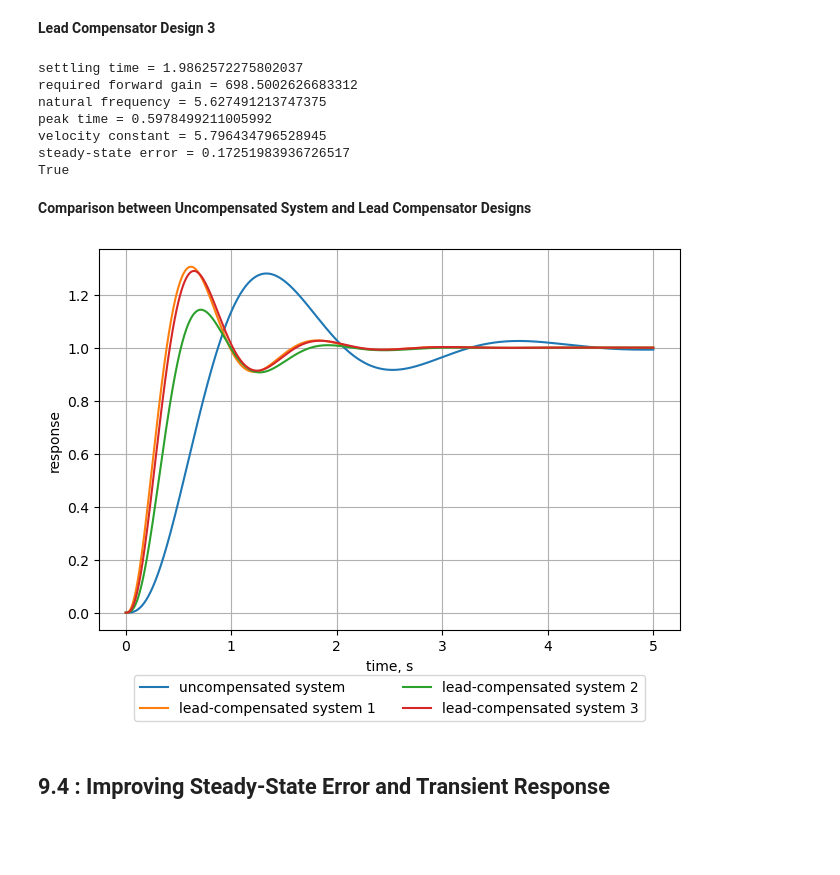
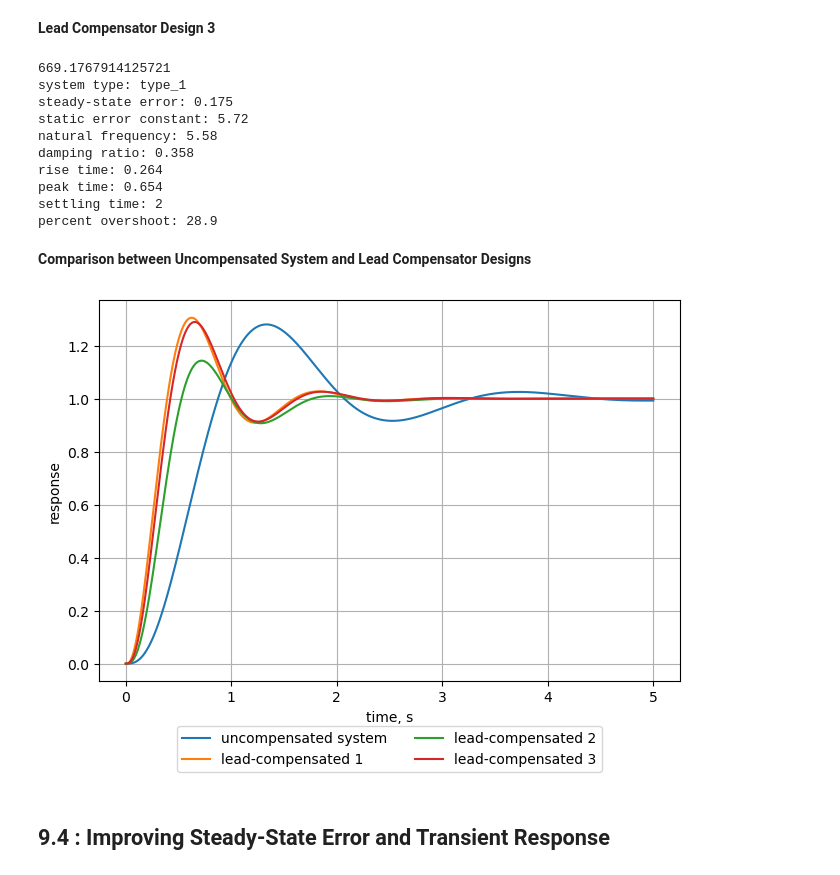
Before and after one commit to TomLXXVI/python-control, a Jupyter notebook: docs/examples/chapter-09.ipynb, the cells around one changed output. Cells and saved outputs as stored; diff of their text form; code cells hidden in the pictures; blank space fills up the shorter version.

```diff
--- a/docs/examples/chapter-09.ipynb
+++ b/docs/examples/chapter-09.ipynb
@@ -298,51 +294,39 @@ False
 # %% [markdown]
 **Lead Compensator Design 3**
 # %%
-KG_c3 = design_lead_compensator(
-    settling_time=sysdata_uc.settling_time / 2,
+design_lead3 = design_lead_feedback(
+    settling_time=design_uc.characteristics.settling_time / 2,
     peak_time=None,
     damping_ratio=zeta,
-    G_plant=sysdata_uc.plant,
-    compensator_zero=-4
+    G_plant=G_p,
+    compensator_zero=-4,
+    name='lead-compensated 3'
 )
-
-sysdata_lead3 = design_with_compensation(
-    KG_c3, G_p, zeta,
-    name='lead-compensated system 3'
-)
-
-e_oo, *_ = sysdata_lead3.feedback_system.steady_state_error(1 / s ** 2)
-
-print(
-    f"settling time = {sysdata_lead3.settling_time}",
-    f"required forward gain = {sysdata_lead3.forward_gain}",
-    f"natural frequency = {sysdata_lead3.natural_frequency}",
-    f"peak time = {sysdata_lead3.peak_time}",
-    f"velocity constant = {sysdata_lead3.feedback_system.Kv}",
-    f"steady-state error = {float(e_oo)}",
-    sep='\n'
-)
-print(is_second_order_approx(sysdata_lead3.feedback_system))
+print(design_lead3.forward_gain)
+print(design_lead3.characteristics)
 # %% [output]
-settling time = 1.9862572275802037
-required forward gain = 698.5002626683312
-natural frequency = 5.627491213747375
-peak time = 0.5978499211005992
-velocity constant = 5.796434796528945
-steady-state error = 0.17251983936726517
-True
+669.1767914125721
+system type: type_1
+steady-state error: 0.175
+static error constant: 5.72
+natural frequency: 5.58
+damping ratio: 0.358
+rise time: 0.264
+peak time: 0.654
+settling time: 2
+percent overshoot: 28.9
 # %% [markdown]
 **Comparison between Uncompensated System and Lead Compensator Designs**
 # %%
 plot_step_responses(
-    sysdata_uc.feedback_system,
-    sysdata_lead1.feedback_system,
-    sysdata_lead2.feedback_system,
-    sysdata_lead3.feedback_system,
+    design_uc.feedback_system,
+    design_lead1.feedback_system,
+    design_lead2.feedback_system,
+    design_lead3.feedback_system,
     upper_limit=5
 )
 # %% [output]
-[figure, old version]
+[figure, new version]
 # %% [markdown]
 ## 9.4 : Improving Steady-State Error and Transient Response
 # %% [markdown]
```
Also changed, not shown: parts of 37 cells of this notebook, 9 other files.
